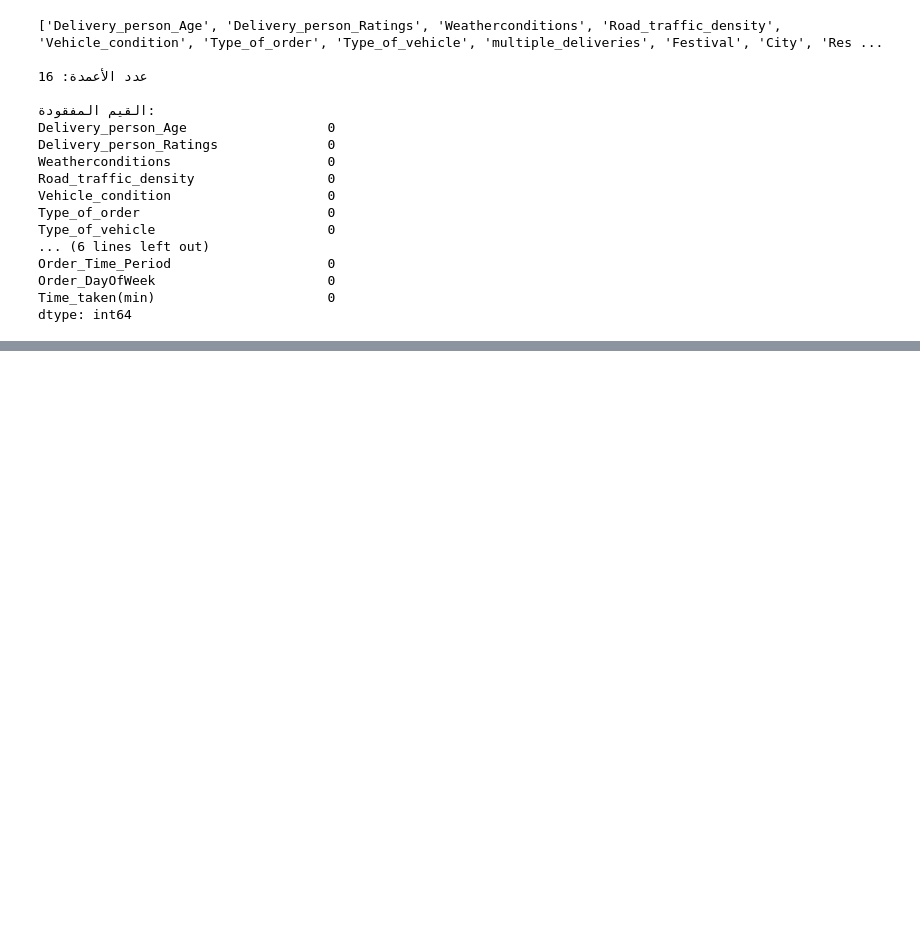
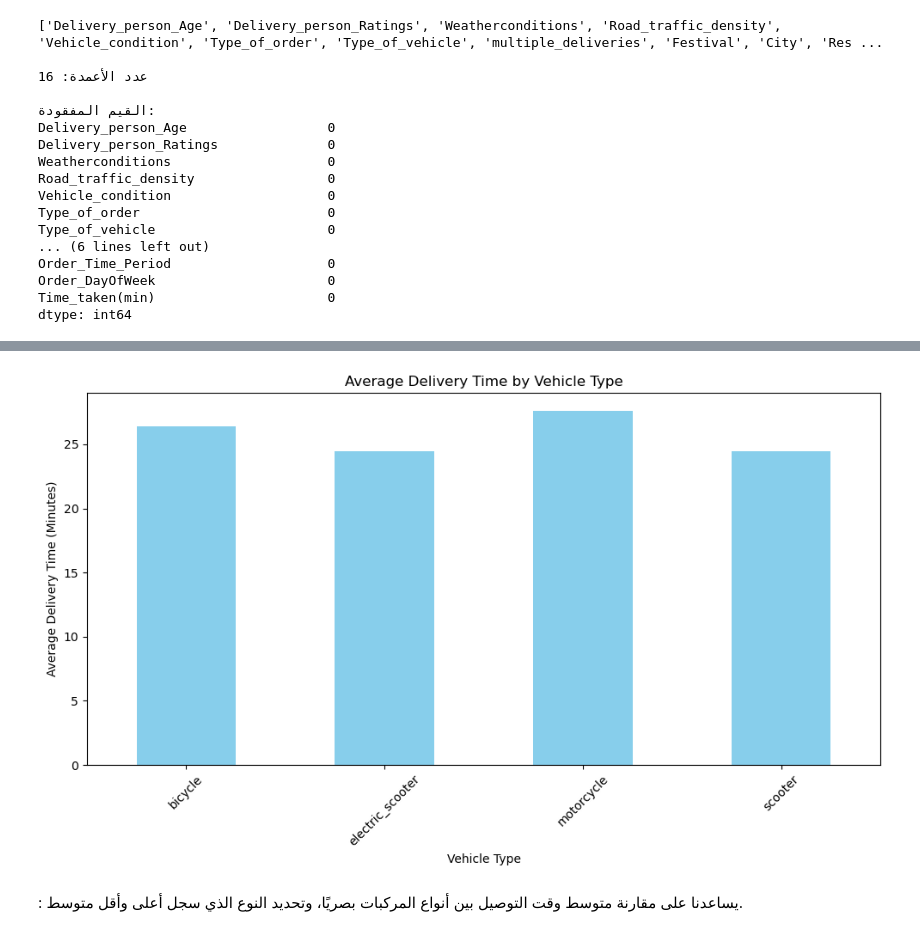
Before and after one commit to rhf433567-commits/Smart-Food-Delivery, a Jupyter notebook: notebook.ipynb, the cells around one changed output, grey strips where cells are left out. Drawn from its saved outputs; the diff is of its cells as text; code cells hidden in the pictures; blank space fills up the shorter version.

```diff
--- a/notebook.ipynb
+++ b/notebook.ipynb
@@ -2398,3 +2383,22 @@ Order_Time_Period                    0
 Order_DayOfWeek                      0
 Time_taken(min)                      0
 dtype: int64
+# %%
+
+# تحليل متوسط وقت التوصيل حسب نوع المركبة
+
+# تجميع الطلبات حسب نوع المركبة
+# حتى نتمكن من مقارنة وقت التوصيل بين أنواع المركبات المختلفة
+vehicle_analysis = (
+    model_check.groupby("Type_of_vehicle")["Time_taken(min)"]
+
+    # حساب متوسط وقت التوصيل (mean)
+    # وحساب عدد الطلبات (count) لكل نوع من المركبات
+    .agg(["mean", "count"])
+)
+
+# طباعة عنوان يوضح محتوى النتائج
+print("\nمتوسط وقت التوصيل حسب نوع المركبة:")
+
+# عرض النتائج بعد تقريب الأرقام إلى منزلتين عشريتين
+print(vehicle_analysis.round(2))
@@ -2400,0 +2413,34 @@ dtype: int64
+# %%
+
+# رسم متوسط وقت التوصيل حسب نوع المركبة
+
+# إنشاء مساحة للرسم وتحديد حجم الشكل
+plt.figure(figsize=(10, 6))
+
+# رسم متوسط وقت التوصيل لكل نوع من المركبات
+vehicle_analysis["mean"].plot(
+    kind="bar",
+    color="skyblue"
+)
+
+# إضافة عنوان واضح للرسم
+plt.title("Average Delivery Time by Vehicle Type")
+
+# تسمية المحور الأفقي
+plt.xlabel("Vehicle Type")
+
+# تسمية المحور الرأسي
+plt.ylabel("Average Delivery Time (Minutes)")
+
+# تدوير أسماء أنواع المركبات لتسهيل قراءتها
+plt.xticks(rotation=45)
+
+# ضبط المسافات حتى لا تتداخل عناصر الرسم
+plt.tight_layout()
+
+# عرض الرسم البياني
+plt.show()
+# %% [output]
+[figure, added]
+# %% [markdown]
+: يساعدنا على مقارنة متوسط وقت التوصيل بين أنواع المركبات بصريًا، وتحديد النوع الذي سجل أعلى وأقل متوسط.
```
Also changed, not shown: parts of 14 cells of this notebook, 2 other files.
